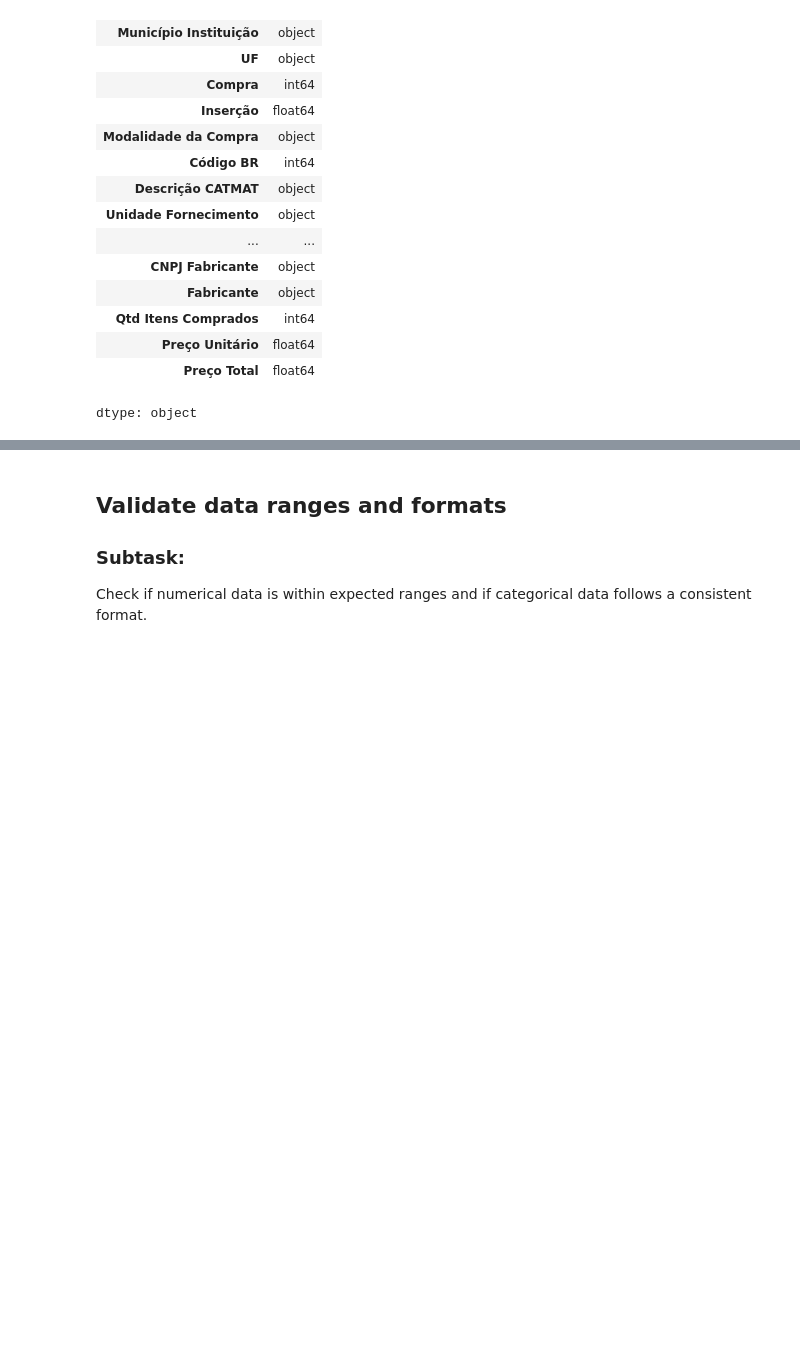
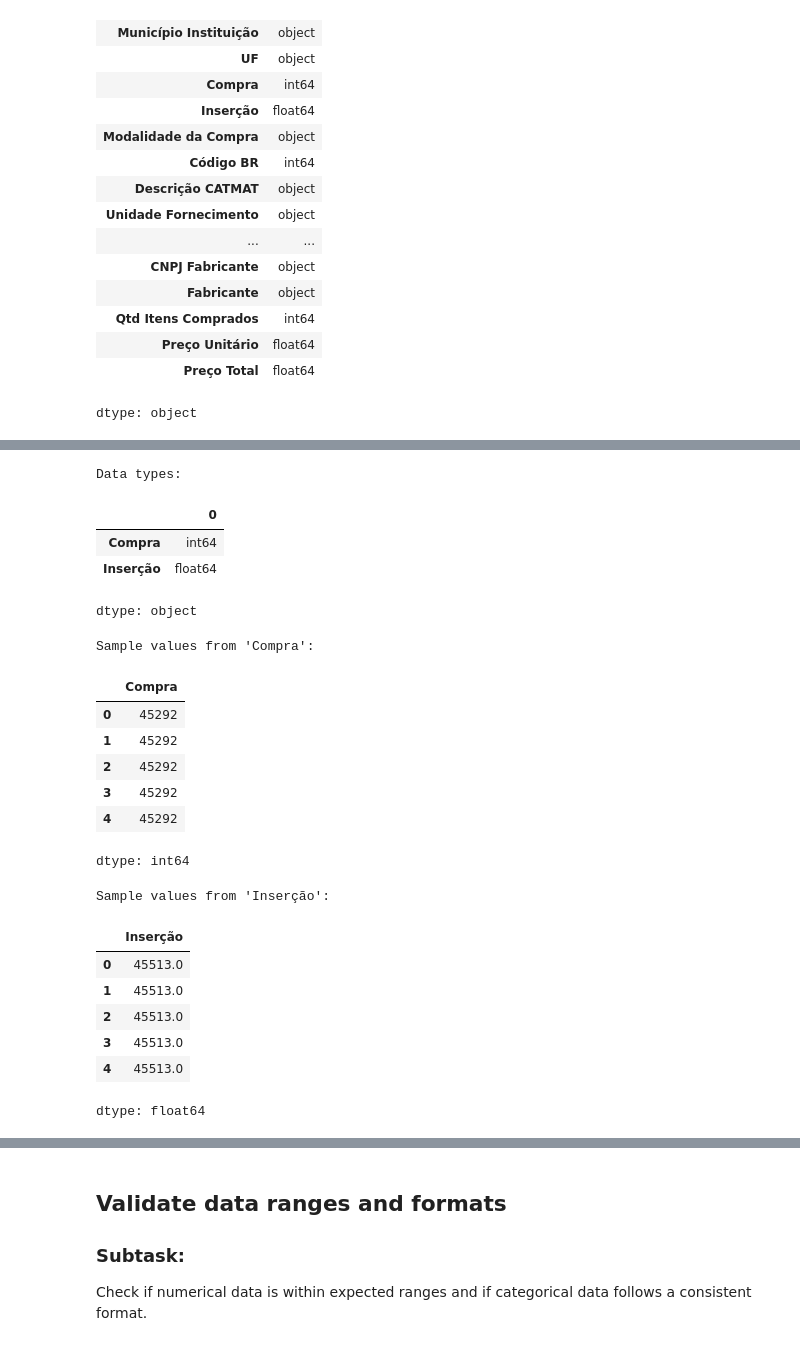
Before and after one commit to CaioSepulveda/Analysis_DataSUS_2024, a Jupyter notebook: DataSUS2024.ipynb, the cells around one changed output, grey strips where cells are left out. Cells and saved outputs as stored; diff of their text form; code cells hidden in the pictures; blank space fills up the shorter version.

```diff
--- a/DataSUS2024.ipynb
+++ b/DataSUS2024.ipynb
@@ -170,0 +180,31 @@ dtype: object
+# %%
+print("Data types:")
+display(dados[['Compra', 'Inserção']].dtypes)
+
+print("\nSample values from 'Compra':")
+display(dados['Compra'].head())
+
+print("\nSample values from 'Inserção':")
+display(dados['Inserção'].head())
+# %% [output]
+Data types:
+|  | 0 |
+| Compra | int64 |
+| Inserção | float64 |
+dtype: object
+Sample values from 'Compra':
+|  | Compra |
+| 0 | 45292 |
+| 1 | 45292 |
+| 2 | 45292 |
+| 3 | 45292 |
+| 4 | 45292 |
+dtype: int64
+Sample values from 'Inserção':
+|  | Inserção |
+| 0 | 45513.0 |
+| 1 | 45513.0 |
+| 2 | 45513.0 |
+| 3 | 45513.0 |
+| 4 | 45513.0 |
+dtype: float64
```
Also changed, not shown: parts of 3 cells of this notebook.
